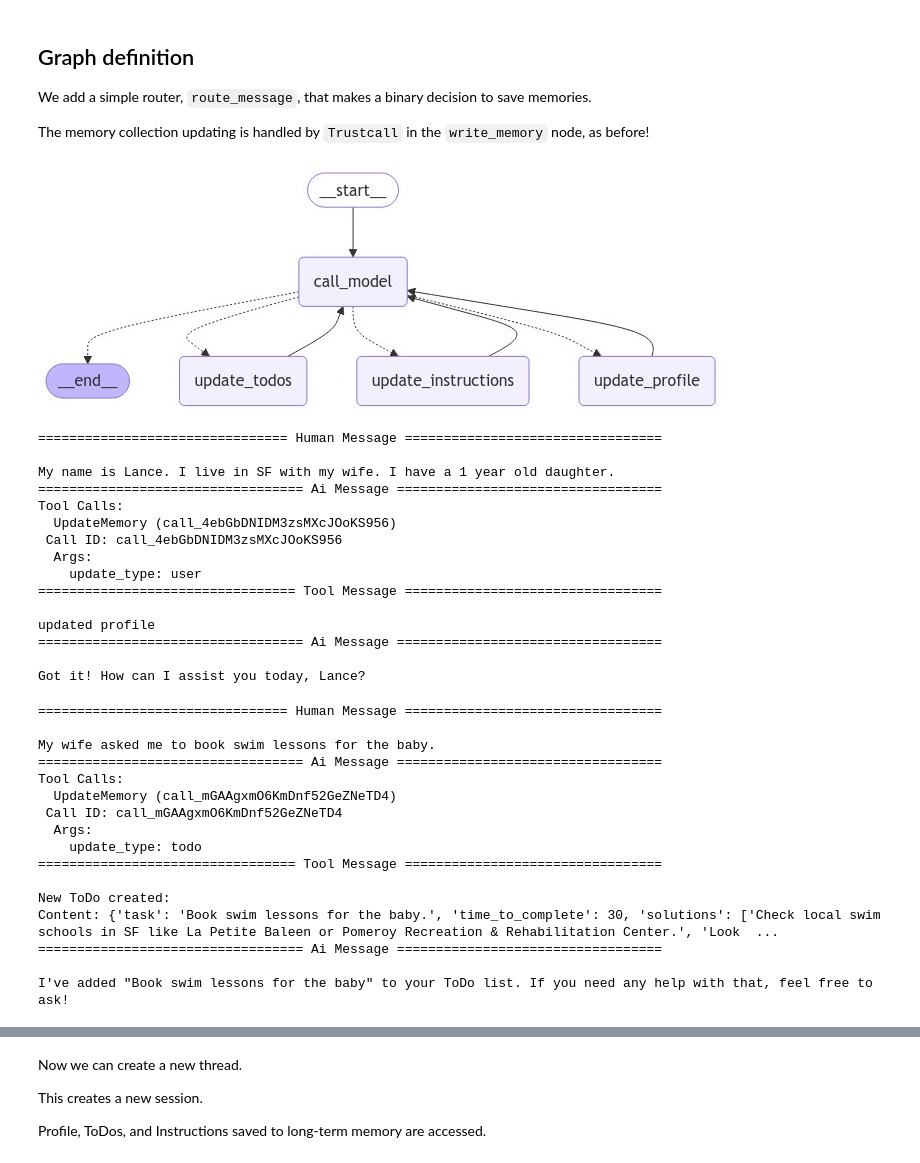
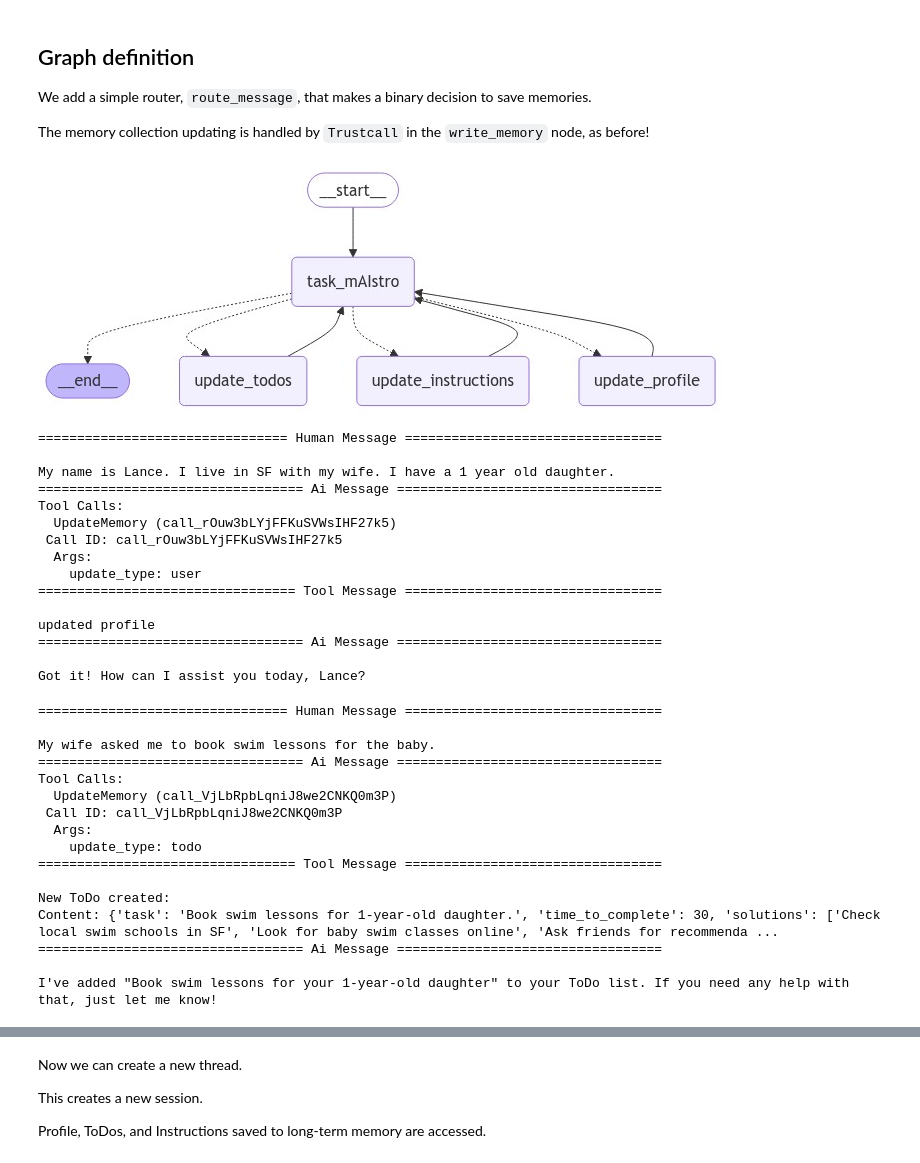
Before and after one commit to langchain-ai/langchain-academy, a Jupyter notebook: module-5/memory_agent.ipynb, the cells around one changed output, grey strips where cells are left out. Drawn from its saved outputs; the diff is of its cells as text; code cells hidden in the pictures.

```diff
--- a/module-5/memory_agent.ipynb
+++ b/module-5/memory_agent.ipynb
@@ -512,14 +559,14 @@ def update_instructions(state: MessagesState, config: RunnableConfig, store: Bas
 
     namespace = ("instructions", user_id)
 
-    existing_memory = store.get(namespace, "user_memory")
+    existing_memory = store.get(namespace, "user_instructions")
 
     # Format the memory in the system prompt
     system_msg = CREATE_INSTRUCTIONS.format(current_instructions=existing_memory.value if existing_memory else None)
     new_memory = model.invoke([SystemMessage(content=system_msg)]+state['messages'][:-1] + [HumanMessage(content="Please update the instructions based on the conversation")])
 
     # Overwrite the existing memory in the store
-    key = "user_memory"
+    key = "user_instructions"
     store.put(namespace, key, {"memory": new_memory.content})
     tool_calls = state['messages'][-1].tool_calls
     return {"messages": [{"role": "tool", "content": "updated instructions", "tool_call_id":tool_calls[0]['id']}]}
@@ -541,34 +588,34 @@ def route_message(state: MessagesState, config: RunnableConfig, store: BaseStore
             return "update_instructions"
         else:
             raise ValueError
 
 # Create the graph + all nodes
 builder = StateGraph(MessagesState)
 
 # Define the flow of the memory extraction process
 builder.add_node(task_mAIstro)
 builder.add_node(update_todos)
 builder.add_node(update_profile)
 builder.add_node(update_instructions)
 builder.add_edge(START, "task_mAIstro")
 builder.add_conditional_edges("task_mAIstro", route_message)
 builder.add_edge("update_todos", "task_mAIstro")
 builder.add_edge("update_profile", "task_mAIstro")
 builder.add_edge("update_instructions", "task_mAIstro")
 
 # Store for long-term (across-thread) memory
 across_thread_memory = InMemoryStore()
 
 # Checkpointer for short-term (within-thread) memory
 within_thread_memory = MemorySaver()
 
 # We compile the graph with the checkpointer and store
 graph = builder.compile(checkpointer=within_thread_memory, store=across_thread_memory)
 
 # View
 display(Image(graph.get_graph(xray=1).draw_mermaid_png()))
 # %% [output]
-[figure, old version]
+[figure, new version]
 # %%
 # We supply a thread ID for short-term (within-thread) memory
 # We supply a user ID for long-term (across-thread) memory
@@ -586,8 +633,8 @@ for chunk in graph.stream({"messages": input_messages}, config, stream_mode="val
 My name is Lance. I live in SF with my wife. I have a 1 year old daughter.
 ================================== Ai Message ==================================
 Tool Calls:
-  UpdateMemory (call_4ebGbDNIDM3zsMXcJOoKS956)
- Call ID: call_4ebGbDNIDM3zsMXcJOoKS956
+  UpdateMemory (call_rOuw3bLYjFFKuSVWsIHF27k5)
+ Call ID: call_rOuw3bLYjFFKuSVWsIHF27k5
   Args:
     update_type: user
 ================================= Tool Message =================================
@@ -609,17 +656,17 @@ for chunk in graph.stream({"messages": input_messages}, config, stream_mode="val
 My wife asked me to book swim lessons for the baby.
 ================================== Ai Message ==================================
 Tool Calls:
-  UpdateMemory (call_mGAAgxmO6KmDnf52GeZNeTD4)
- Call ID: call_mGAAgxmO6KmDnf52GeZNeTD4
+  UpdateMemory (call_VjLbRpbLqniJ8we2CNKQ0m3P)
+ Call ID: call_VjLbRpbLqniJ8we2CNKQ0m3P
   Args:
     update_type: todo
 ================================= Tool Message =================================
 
 New ToDo created:
-Content: {'task': 'Book swim lessons for the baby.', 'time_to_complete': 30, 'solutions': ['Check local swim schools in SF like La Petite Baleen or Pomeroy Recreation & Rehabilitation Center.', 'Look  ...
+Content: {'task': 'Book swim lessons for 1-year-old daughter.', 'time_to_complete': 30, 'solutions': ['Check local swim schools in SF', 'Look for baby swim classes online', 'Ask friends for recommenda ...
 ================================== Ai Message ==================================
 
-I've added "Book swim lessons for the baby" to your ToDo list. If you need any help with that, feel free to ask!
+I've added "Book swim lessons for your 1-year-old daughter" to your ToDo list. If you need any help with that, just let me know!
 # %%
 # User input to update instructions for creating ToDos
 input_messages = [HumanMessage(content="When creating or updating ToDo items, include specific local businesses / vendors.")]
```
Also changed, not shown: parts of 25 cells of this notebook, 1 other file.
